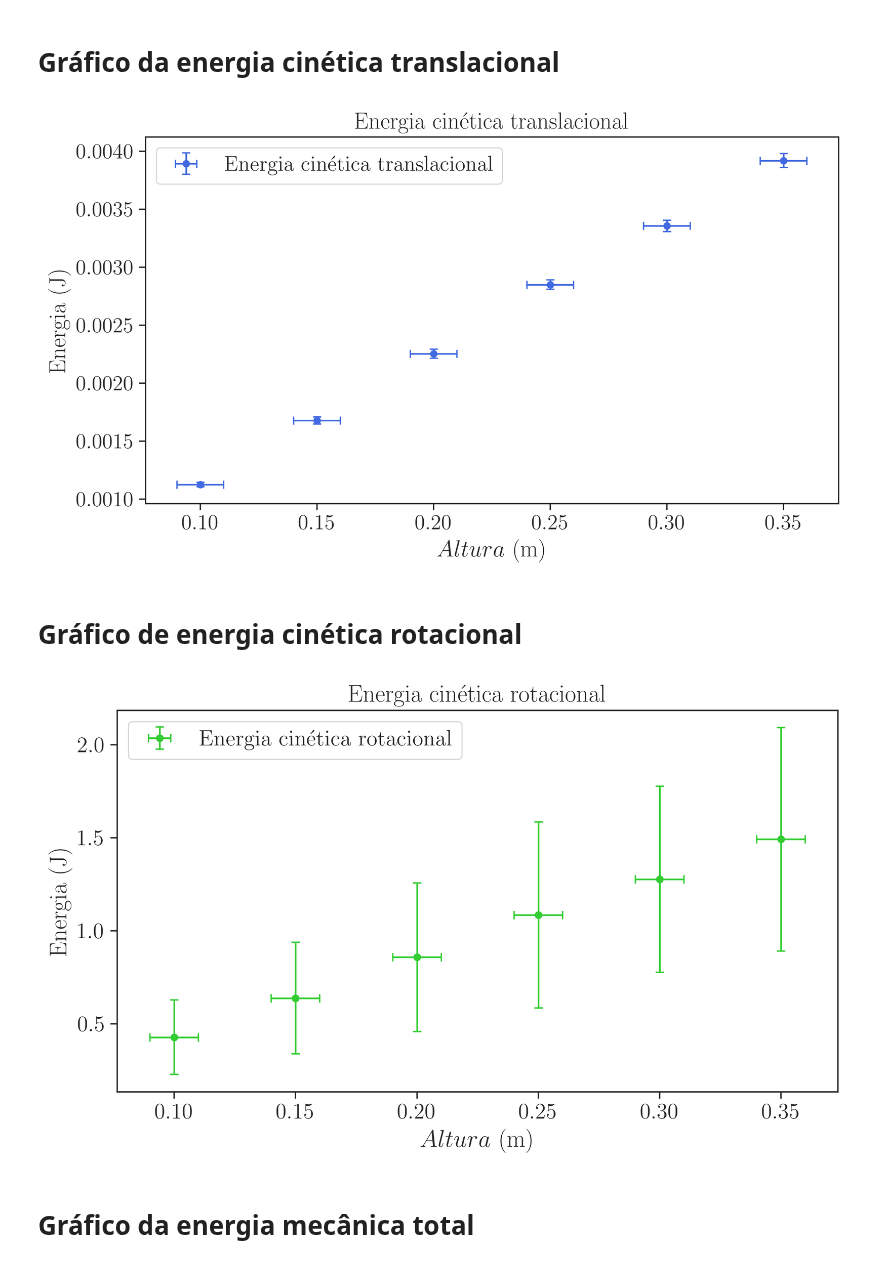
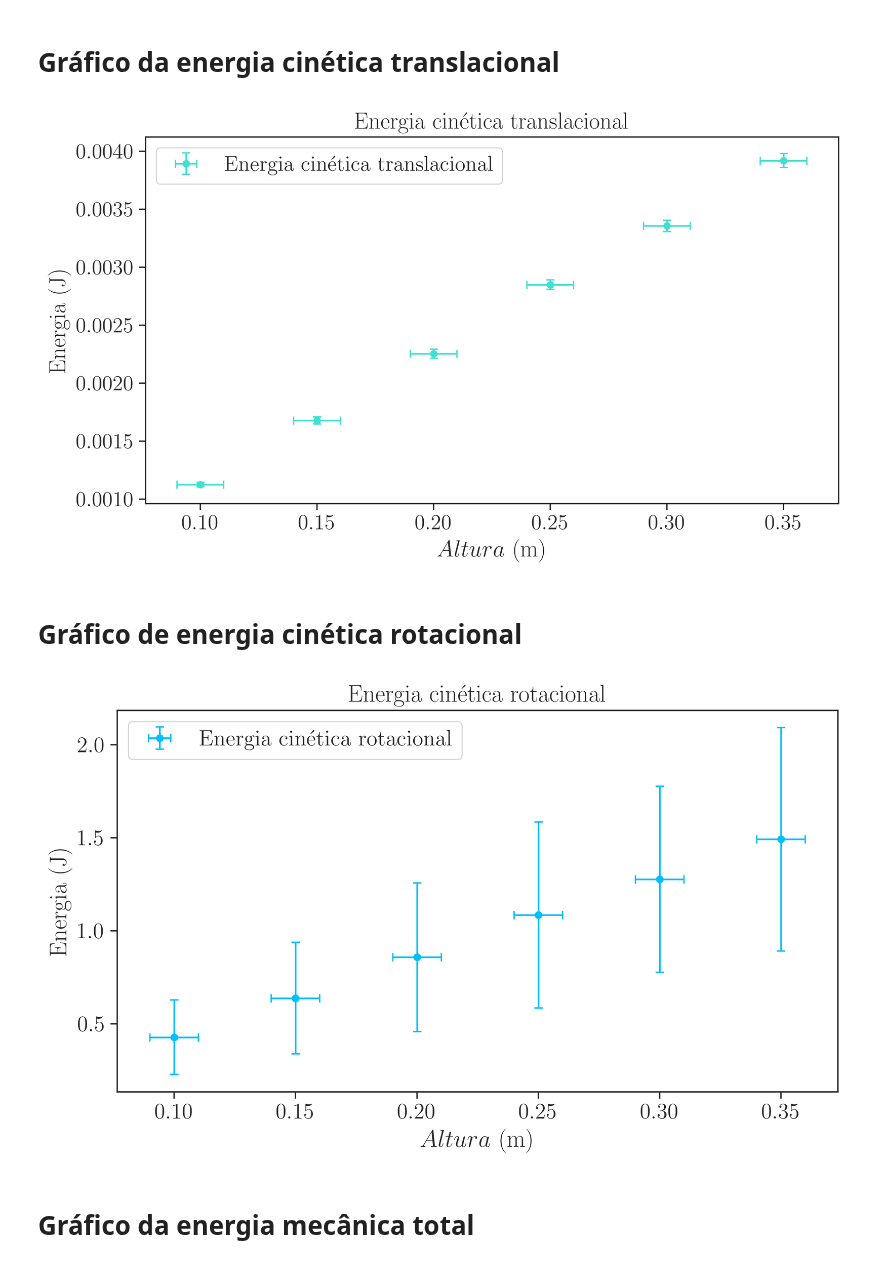
Before and after one commit to viniciusrocca/College_Codes, a Jupyter notebook: Lab1/Lab_RodaMaxwell.ipynb, the cells around one changed output. Drawn from its saved outputs; the diff is of its cells as text; code cells hidden in the pictures.

```diff
--- a/Lab1/Lab_RodaMaxwell.ipynb
+++ b/Lab1/Lab_RodaMaxwell.ipynb
@@ -447,7 +450,7 @@ plt.show()
 plt.figure(figsize = [9.2,4.9], dpi = 300)
 ax = plt.subplot(111)
 
-ax.errorbar(altura, K_T, sigma_K_T, sigma_h, 'o', ms = 4.5, capsize=3, color = 'royalblue',
+ax.errorbar(altura, K_T, sigma_K_T, sigma_h, 'o', ms = 4.5, capsize=3, color = 'turquoise',
              label = 'Energia cinética translacional')
 
 plt.xlabel(r"$Altura$ (m)")
@@ -455,28 +458,28 @@ plt.ylabel('Energia (J)')
 plt.title('Energia cinética translacional')
 plt.legend()
 
-
+plt.savefig('Graphs/RodaMaxwell/EnergiaCT.pdf')
 plt.show()
 # %% [output]
-[figure, old version]
+[figure, new version]
 # %% [markdown]
 # Gráfico de energia cinética rotacional
 # %%
 plt.figure(figsize = [9.2,4.9], dpi = 300)
 ax = plt.subplot(111)
 
-ax.errorbar(altura, K_R, sigma_K_R, sigma_h, 'o', ms = 4.5, capsize=3, color = 'limegreen',
+ax.errorbar(altura, K_R, sigma_K_R, sigma_h, 'o', ms = 4.5, capsize=3, color = 'deepskyblue',
              label = 'Energia cinética rotacional')
 
 plt.xlabel(r"$Altura$ (m)")
 plt.ylabel('Energia (J)')
 plt.title('Energia cinética rotacional')
 plt.legend()
 
-
+plt.savefig('Graphs/RodaMaxwell/EnergiaCR.pdf')
 plt.show()
 # %% [output]
-[figure, old version]
+[figure, new version]
 # %% [markdown]
 # Gráfico da energia mecânica total
 # %%
```
Also changed, not shown: parts of 6 cells of this notebook.
